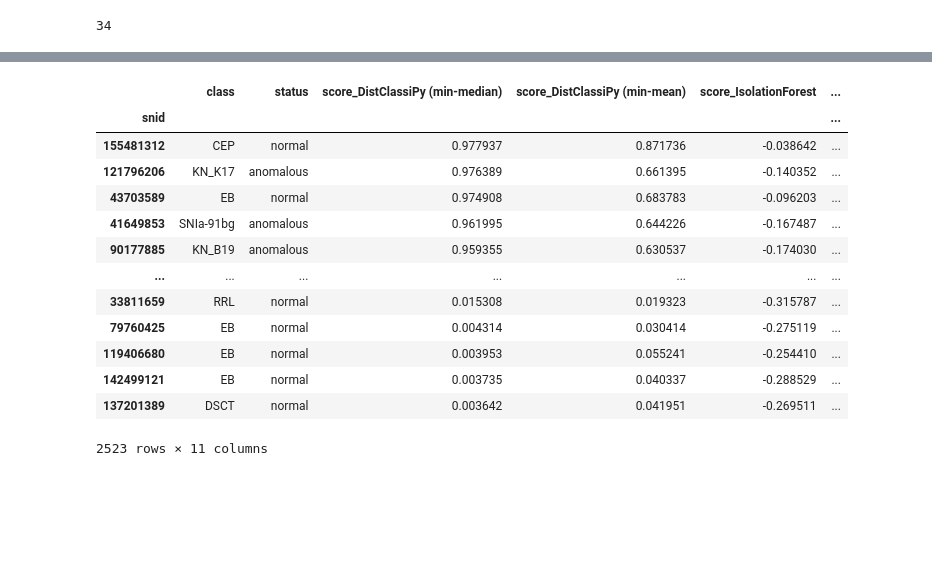
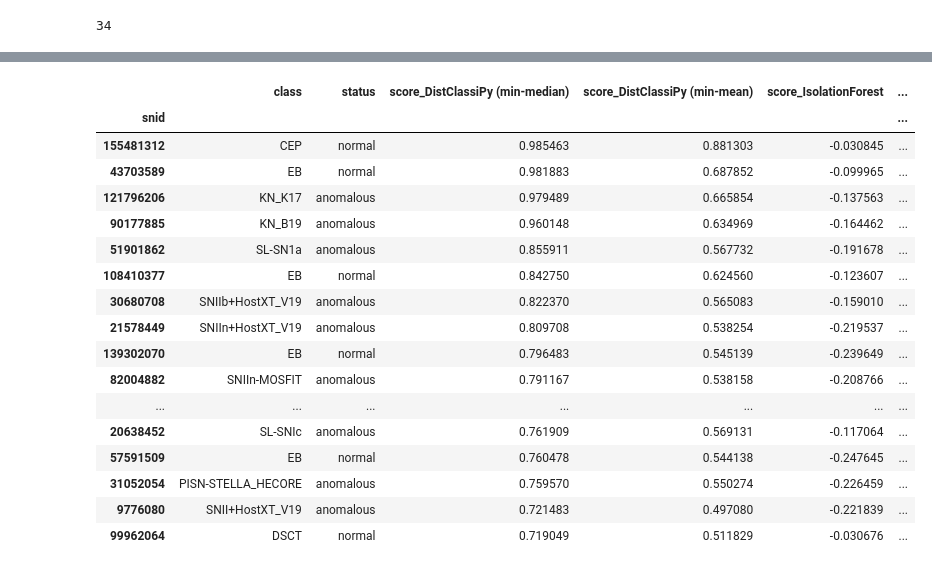
Before and after one commit to sidchaini/DistanceAnomalies, a Jupyter notebook: 06. paper neurips mlps/EXP1ALT.ipynb, the cells around one changed output, grey strips where cells are left out. Drawn from its saved outputs; the diff is of its cells as text; code cells hidden in the pictures; blank space fills up the shorter version.

```diff
--- a/06. paper neurips mlps/EXP1ALT.ipynb
+++ b/06. paper neurips mlps/EXP1ALT.ipynb
@@ -172,7 +172,7 @@ np.int64(45291)
 # %%
 # First split inliers into train/test
 inlier_train_df, inlier_test_df = train_test_split(
-    inlier_df, test_size=0.2, random_state=seed_val,
+    inlier_df, test_size=0.1, random_state=seed_val,
     stratify=inlier_df['class'],
 )
 # %%
@@ -272,22 +267,26 @@ max_anom = results_df["status"].value_counts()["anomalous"]
 # top_n = min(top_n_min, max_anom)
 top_n = max_anom
 # %%
-results_df.sort_values(by="score_DistClassiPy (min-median)",ascending=False)
+results_df.sort_values(by="score_DistClassiPy (min-median)",ascending=False).iloc[:20]
 # %% [output]
 |  | class | status | score_DistClassiPy (min-median) | score_DistClassiPy (min-mean) | score_IsolationForest | ... |
 | snid |  |  |  |  |  | ... |
-| 155481312 | CEP | normal | 0.977937 | 0.871736 | -0.038642 | ... |
-| 121796206 | KN_K17 | anomalous | 0.976389 | 0.661395 | -0.140352 | ... |
-| 43703589 | EB | normal | 0.974908 | 0.683783 | -0.096203 | ... |
-| 41649853 | SNIa-91bg | anomalous | 0.961995 | 0.644226 | -0.167487 | ... |
-| 90177885 | KN_B19 | anomalous | 0.959355 | 0.630537 | -0.174030 | ... |
+| 155481312 | CEP | normal | 0.985463 | 0.881303 | -0.030845 | ... |
+| 43703589 | EB | normal | 0.981883 | 0.687852 | -0.099965 | ... |
+| 121796206 | KN_K17 | anomalous | 0.979489 | 0.665854 | -0.137563 | ... |
+| 90177885 | KN_B19 | anomalous | 0.960148 | 0.634969 | -0.164462 | ... |
+| 51901862 | SL-SN1a | anomalous | 0.855911 | 0.567732 | -0.191678 | ... |
+| 108410377 | EB | normal | 0.842750 | 0.624560 | -0.123607 | ... |
+| 30680708 | SNIIb+HostXT_V19 | anomalous | 0.822370 | 0.565083 | -0.159010 | ... |
+| 21578449 | SNIIn+HostXT_V19 | anomalous | 0.809708 | 0.538254 | -0.219537 | ... |
+| 139302070 | EB | normal | 0.796483 | 0.545139 | -0.239649 | ... |
+| 82004882 | SNIIn-MOSFIT | anomalous | 0.791167 | 0.538158 | -0.208766 | ... |
 | ... | ... | ... | ... | ... | ... | ... |
-| 33811659 | RRL | normal | 0.015308 | 0.019323 | -0.315787 | ... |
-| 79760425 | EB | normal | 0.004314 | 0.030414 | -0.275119 | ... |
-| 119406680 | EB | normal | 0.003953 | 0.055241 | -0.254410 | ... |
-| 142499121 | EB | normal | 0.003735 | 0.040337 | -0.288529 | ... |
-| 137201389 | DSCT | normal | 0.003642 | 0.041951 | -0.269511 | ... |
+| 20638452 | SL-SNIc | anomalous | 0.761909 | 0.569131 | -0.117064 | ... |
+| 57591509 | EB | normal | 0.760478 | 0.544138 | -0.247645 | ... |
+| 31052054 | PISN-STELLA_HECORE | anomalous | 0.759570 | 0.550274 | -0.226459 | ... |
+| 9776080 | SNII+HostXT_V19 | anomalous | 0.721483 | 0.497080 | -0.221839 | ... |
+| 99962064 | DSCT | normal | 0.719049 | 0.511829 | -0.030676 | ... |
-2523 rows × 11 columns
 # %%
 methods_percent = {}
 top_ns = np.arange(start=1, stop=top_n+1)
```
Also changed, not shown: parts of 4 cells of this notebook, 7 other files.
